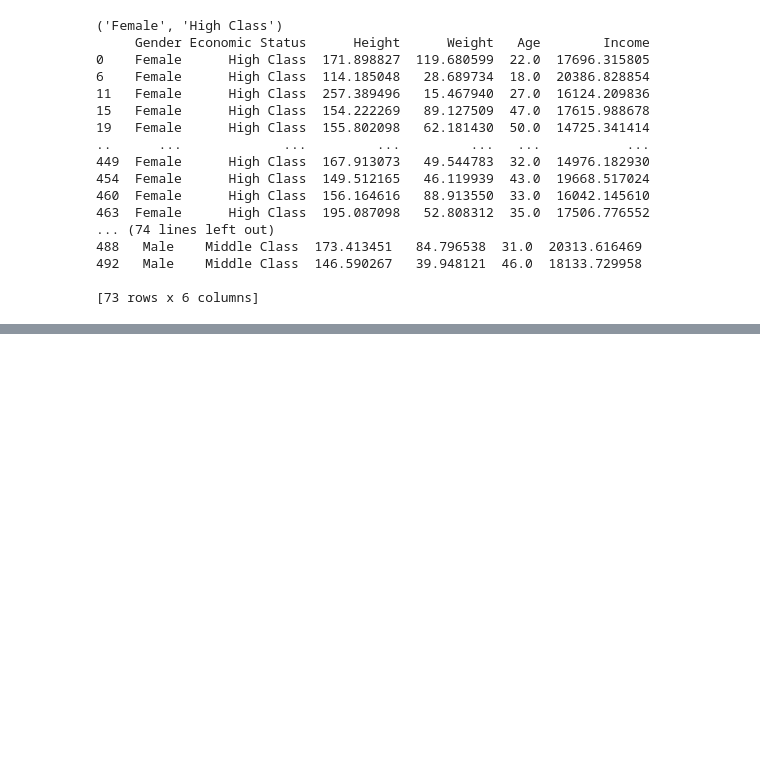
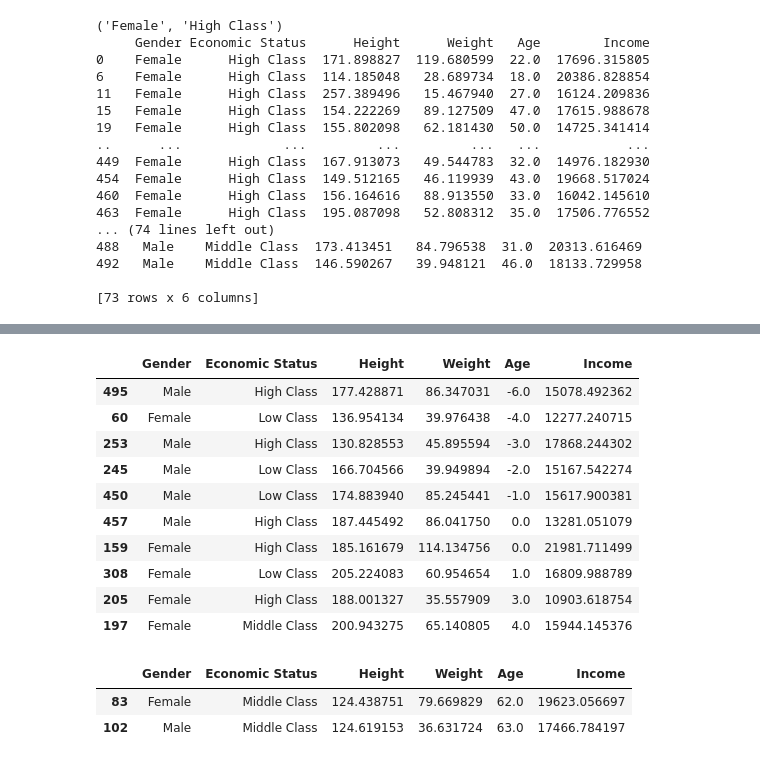
Before and after one commit to tomasvdh/python-ml-course, a Jupyter notebook: mynotebooks/T2 - 3 - Data Cleaning - Agrupación de datos.ipynb, the cells around one changed output, grey strips where cells are left out. Saved outputs shown, nothing was run; the diff lists cells and outputs as text; code cells hidden in the pictures; blank space fills up the shorter version.

```diff
--- a/mynotebooks/T2 - 3 - Data Cleaning - Agrupación de datos.ipynb
+++ b/mynotebooks/T2 - 3 - Data Cleaning - Agrupación de datos.ipynb
@@ -280,0 +373,2 @@ double_group.aggregate([lambda x:(np.mean(x))/np.std(x)])
+# %%
+data_sorted = data.sort_values(["Age","Income"])
@@ -280,0 +384,22 @@ double_group.aggregate([lambda x:(np.mean(x))/np.std(x)])
+# %%
+age_grouped = data_sorted.groupby("Gender")
+# %%
+age_grouped.head()
+# %% [output]
+|  | Gender | Economic Status | Height | Weight | Age | Income |
+| 495 | Male | High Class | 177.428871 | 86.347031 | -6.0 | 15078.492362 |
+| 60 | Female | Low Class | 136.954134 | 39.976438 | -4.0 | 12277.240715 |
+| 253 | Male | High Class | 130.828553 | 45.895594 | -3.0 | 17868.244302 |
+| 245 | Male | Low Class | 166.704566 | 39.949894 | -2.0 | 15167.542274 |
+| 450 | Male | Low Class | 174.883940 | 85.245441 | -1.0 | 15617.900381 |
+| 457 | Male | High Class | 187.445492 | 86.041750 | 0.0 | 13281.051079 |
+| 159 | Female | High Class | 185.161679 | 114.134756 | 0.0 | 21981.711499 |
+| 308 | Female | Low Class | 205.224083 | 60.954654 | 1.0 | 16809.988789 |
+| 205 | Female | High Class | 188.001327 | 35.557909 | 3.0 | 10903.618754 |
+| 197 | Female | Middle Class | 200.943275 | 65.140805 | 4.0 | 15944.145376 |
+# %%
+age_grouped.tail(1)
+# %% [output]
+|  | Gender | Economic Status | Height | Weight | Age | Income |
+| 83 | Female | Middle Class | 124.438751 | 79.669829 | 62.0 | 19623.056697 |
+| 102 | Male | Middle Class | 124.619153 | 36.631724 | 63.0 | 17466.784197 |
```
Also changed, not shown: parts of 38 cells of this notebook.
